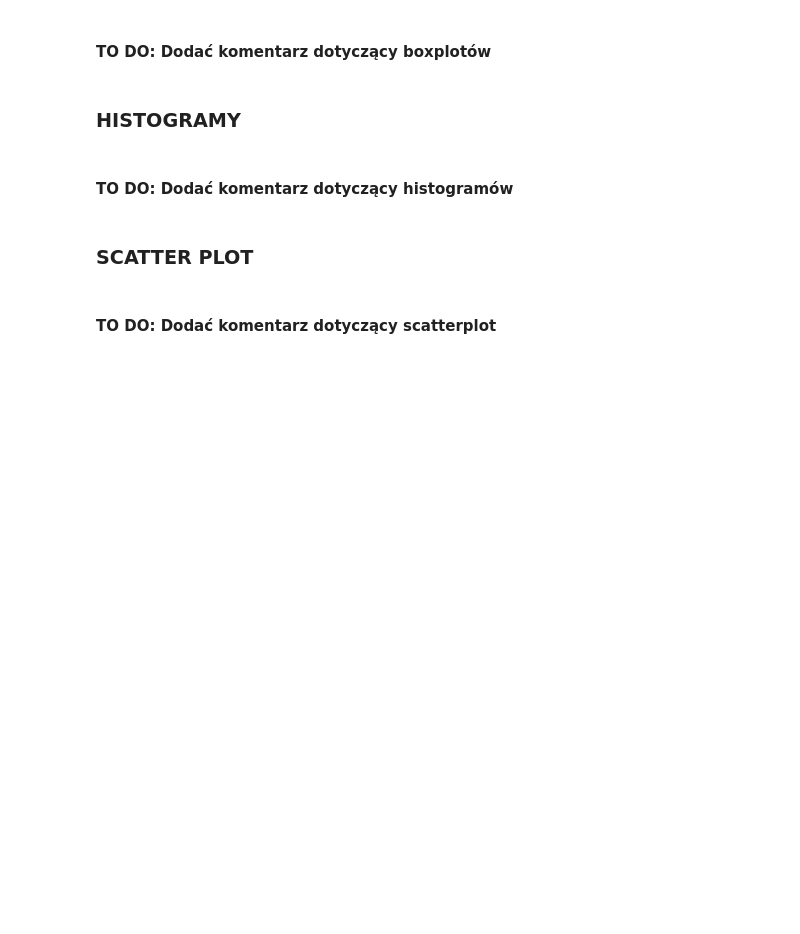
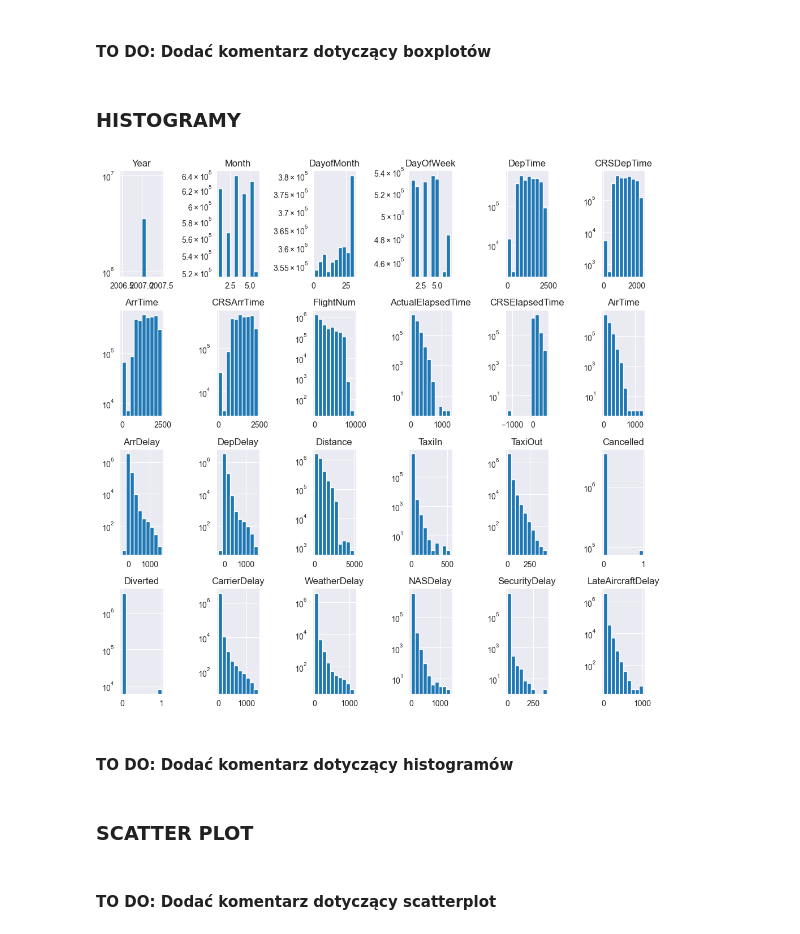
Before and after one commit to KlaudiaKromolowska/BigDataMachineLearning, a Jupyter notebook: BigDataMachineLearning.ipynb, the cells around one changed output. Saved outputs shown, nothing was run; the diff lists cells and outputs as text; code cells hidden in the pictures; blank space fills up the shorter version.

```diff
--- a/BigDataMachineLearning.ipynb
+++ b/BigDataMachineLearning.ipynb
@@ -74,11 +76,12 @@ plt.show()
 ### HISTOGRAMY
 # %%
 fig, axes = plt.subplots(4, 6, figsize=(10,10))
-data = data.toPandas()
 for c, i in zip(data.columns, range(0,24)):
-    a = data.hist(column=c, ax=axes.flatten()[i])
+    a = data.hist(column=c, ax=axes.flatten()[i], log= True)
 plt.tight_layout()
 plt.show()
+# %% [output]
+[figure, added]
 # %% [markdown]
 #### TO DO: Dodać komentarz dotyczący histogramów
 # %% [markdown]
```
Also changed, not shown: parts of 12 cells of this notebook.
